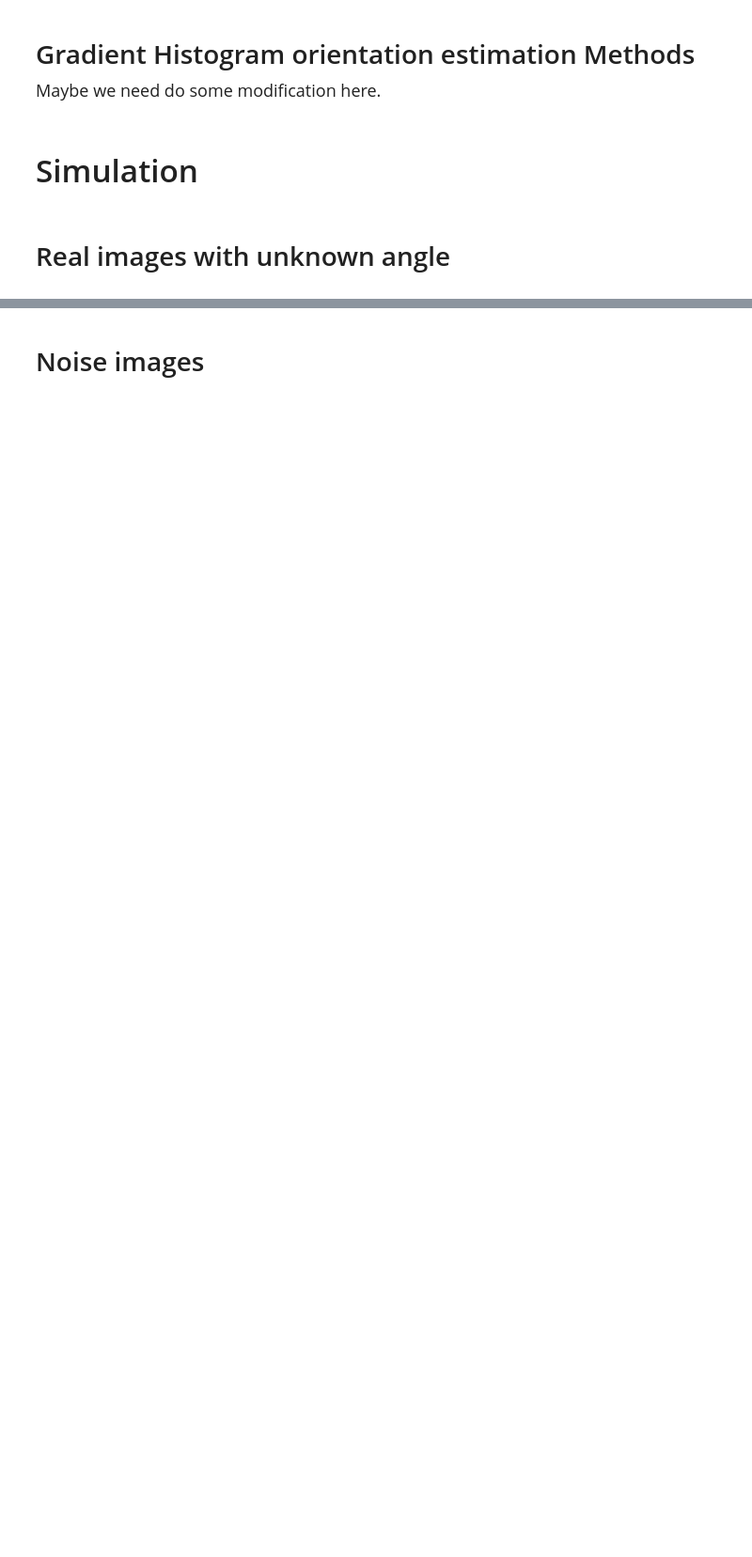
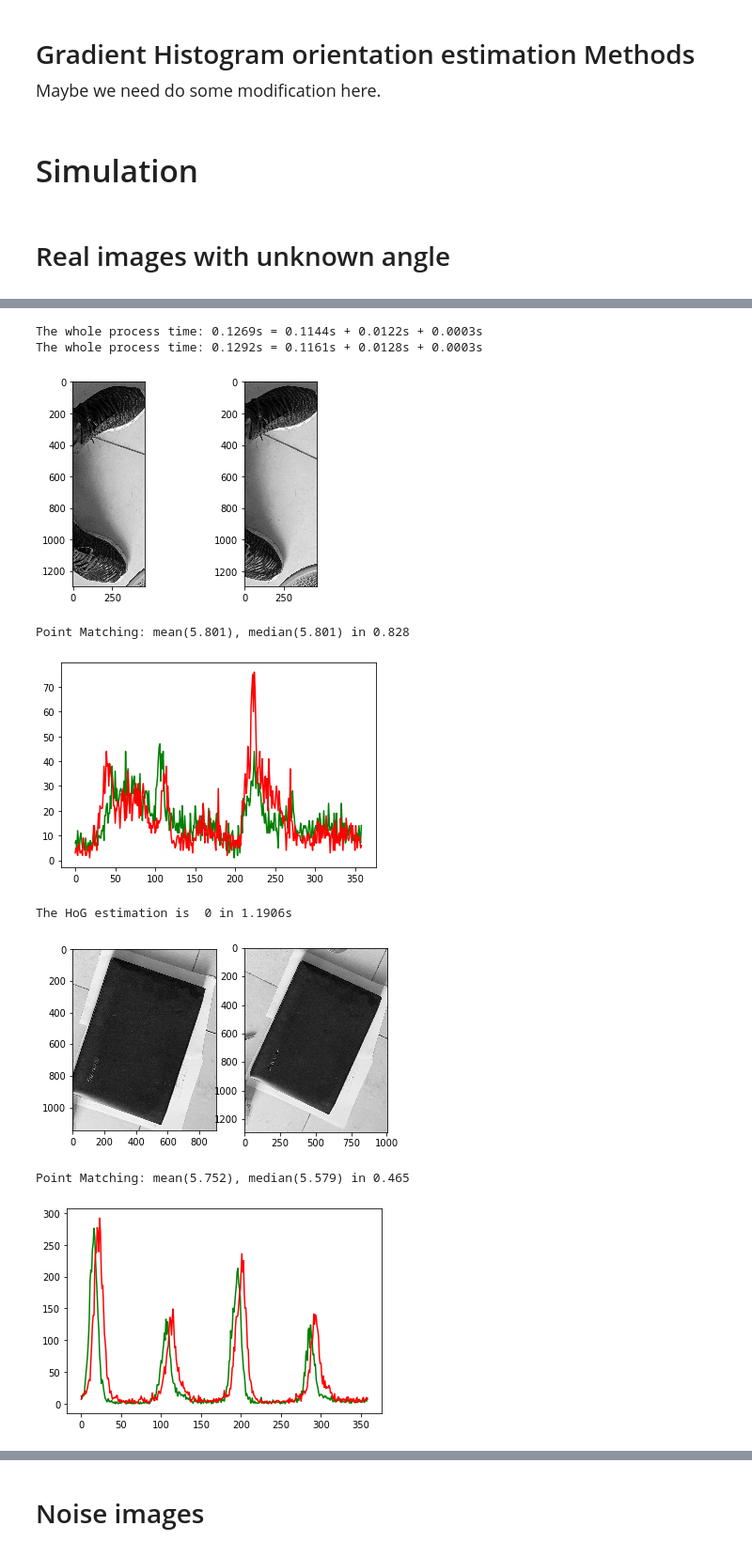
Before and after one commit to JohnpaulC/Image_Orientation, a Jupyter notebook: Orien yolo.ipynb, the cells around one changed output, grey strips where cells are left out. Shown at 94% size. Saved outputs shown, nothing was run; the diff lists cells and outputs as text; code cells hidden in the pictures; blank space fills up the shorter version.

```diff
--- a/Orien yolo.ipynb
+++ b/Orien yolo.ipynb
@@ -236,16 +304,0 @@ Detection time comsuming: 0.3603
-# %%
-inter_class = np.intersect1d(detection_rotate[:, 6], detection_base[:, 6])
-print(type(inter_class), inter_class.shape)
-detection_index = np.where(detection_base[:, 6] == inter_class[0])
-
-print(type(detection_index))
-print(inter_class, detection_index)
-
-detection_index = np.where(detection_base[:, 6] == inter_class[1])
-print(inter_class, detection_index)
-
-a = np.uint64(detection_base[detection_index[0][0], 0:4])
-b = np.uint64(detection_base[0, 0:4])
-print(type(a), a.shape)
-print(type(b), b.shape)
-#[x1, y1, x2, y2] = np.uint64(detection_base[detection_index[0], 0:4])
@@ -379,0 +309,60 @@ ValueError: not enough values to unpack (expected 4, got 1)
+# %%
+base_file = "figures/dog.jpg"
+rotate_file = "figures/dog_rotate.jpg"
+
+base_file = "figures/real_experiment/00.jpeg"
+rotate_file = "figures/real_experiment/06.jpeg"
+
+# base_file = "figures/71.jpg"
+# rotate_file = "figures/99.jpg"
+
+detection_base = object_detection(model, base_file, conf_thres= 0.05)
+detection_rotate = object_detection(model, rotate_file, conf_thres= 0.05)
+
+box_index = boxes_match(detection_base, detection_rotate)
+
+start = time.time()
+
+for detection_index in box_index:
+    x1, y1, x2, y2 = np.int32(detection_base[detection_index[0], 0:4].cpu())
+    img_base_clip = img_base[y1:y2, x1:x2, :]
+    x1, y1, x2, y2 = np.int32(detection_rotate[detection_index[1], 0:4].cpu())
+    img_rotate_clip = img_rotate[y1:y2, x1:x2, :]
+
+    img_base_clip = cv2.cvtColor(img_base_clip, cv2.COLOR_RGB2GRAY)
+    img_rotate_clip = cv2.cvtColor(img_rotate_clip, cv2.COLOR_RGB2GRAY)
+
+    if True:
+        plt.subplot(1, 2, 1)
+        plt.imshow(img_base_clip, cmap = 'Greys_r')
+        plt.subplot(1, 2, 2)
+        plt.imshow(img_rotate_clip, cmap = 'Greys_r')
+        plt.show()
+
+    mode = "SIFT"
+    fd_median, fd_mean, exe_time = angle_cal(img_base_clip, img_rotate_clip, mode)
+    print("Point Matching: mean({0:5.3f}), median({1:5.3f}) in {2:.3f}".format(fd_mean, fd_median, exe_time))
+
+    bins = 360
+    thres = 150
+    # The translation angles
+    angle_limits = 15
+
+    hist_base = HoG_cal(img_base_clip, mag_thres= thres, bin_num= bins)
+    hist_rotate = HoG_cal(img_rotate_clip, mag_thres= thres, bin_num= bins)
+    plt.plot(hist_base, 'g', label = 'Orientation Historgram of Original Image')
+    plt.plot(hist_rotate, 'r', label = 'Orientation Historgram of Rotate Image')
+    plt.show()
+    # Using HoG to calculate the angel
+    angle = angle_HoG(hist_base, hist_rotate, limits = angle_limits)
+    print("The HoG estimation is {0:2d} in {1:.4f}s".format(angle, time.time() - start))
+# %% [output]
+The whole process time: 0.1269s = 0.1144s + 0.0122s + 0.0003s
+The whole process time: 0.1292s = 0.1161s + 0.0128s + 0.0003s
+[figure, added]
+Point Matching: mean(5.801), median(5.801) in 0.828
+[figure, added]
+The HoG estimation is  0 in 1.1906s
+[figure, added]
+Point Matching: mean(5.752), median(5.579) in 0.465
+[figure, added]
```
Also changed, not shown: parts of 18 cells of this notebook.
